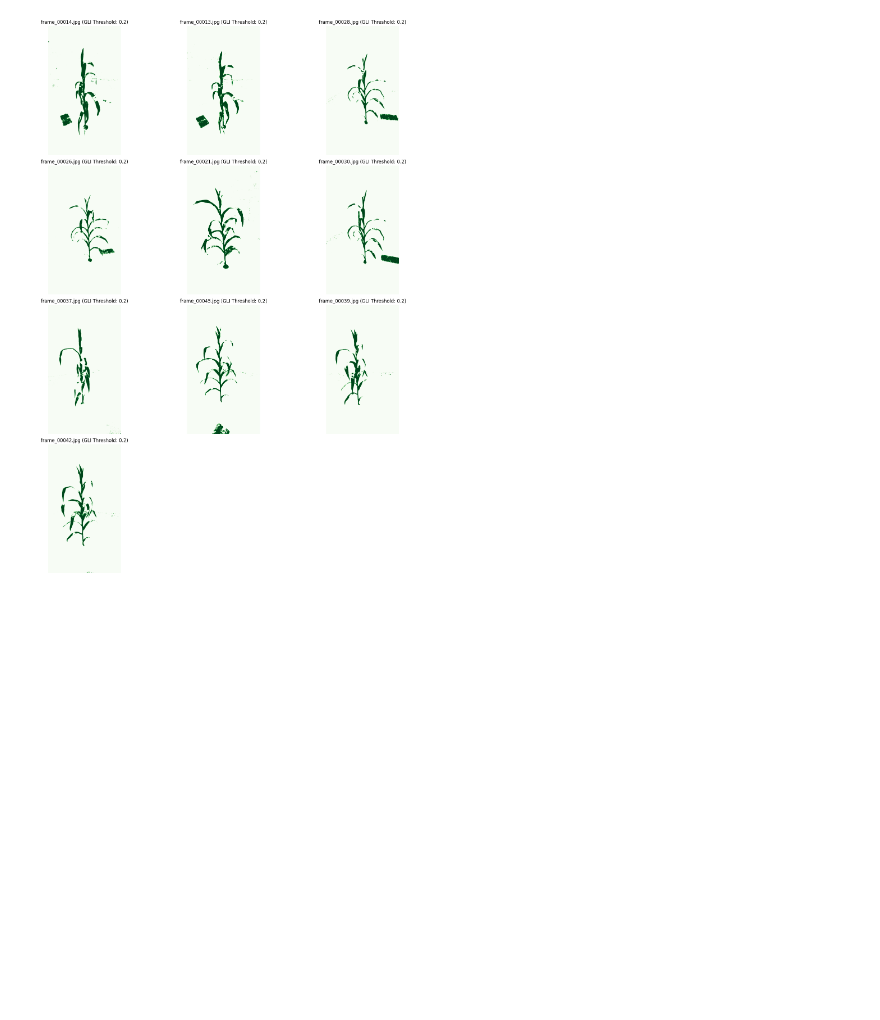
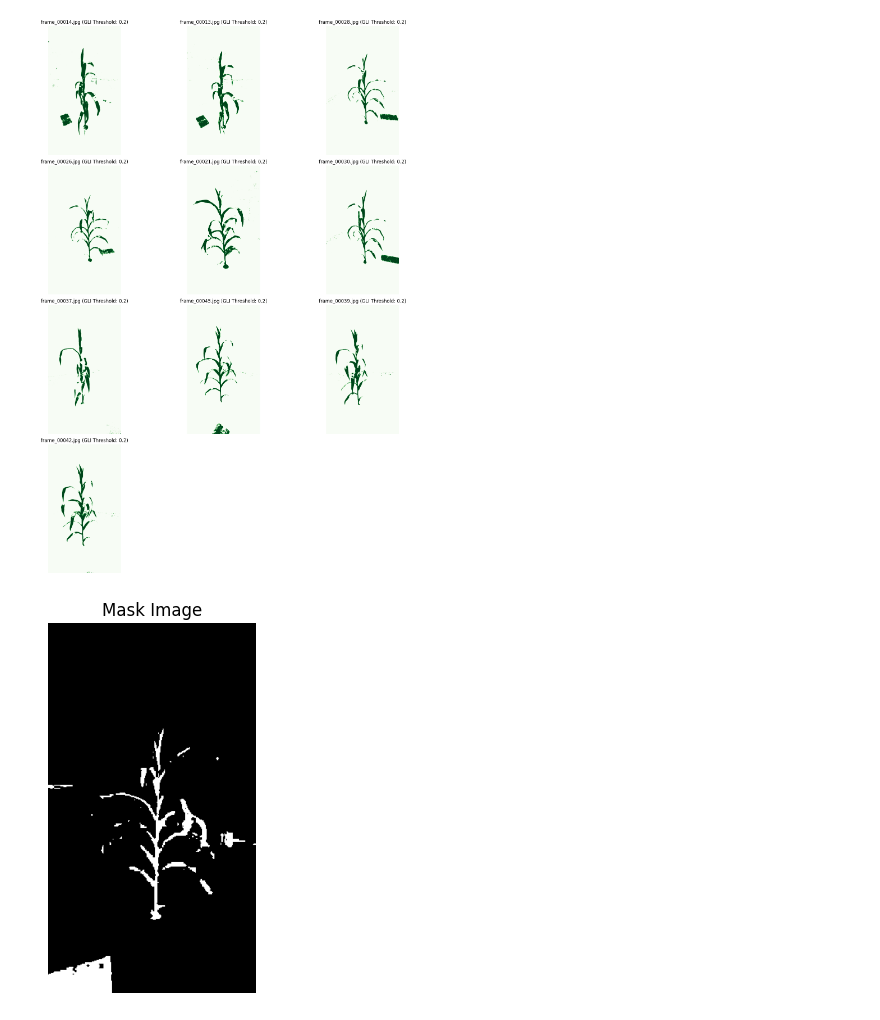
Before and after one commit to arbab-ml/NeRFs-in-the-Wild, a Jupyter notebook: helper-scripts/pixel-greeness.ipynb, the cells around one changed output. Drawn from its saved outputs; the diff is of its cells as text; code cells hidden in the pictures; blank space fills up the shorter version.

```diff
--- a/helper-scripts/pixel-greeness.ipynb
+++ b/helper-scripts/pixel-greeness.ipynb
@@ -56,0 +125,23 @@ process_images_from_folder(images_folder_path)
+# %%
+#Visualize
+import cv2
+import matplotlib.pyplot as plt
+
+def display_mask(file_path):
+    # Read the mask image
+    mask = cv2.imread(file_path, cv2.IMREAD_UNCHANGED)
+
+    # Scale the mask values from 0-1 to 0-255 for display
+    mask_display = mask * 255
+
+    # Display the image
+    plt.imshow(mask_display, cmap='gray')
+    plt.title('Mask Image')
+    plt.axis('off')
+    plt.show()
+
+# Example usage
+file_path = '/work/mech-ai-scratch/arbab/NeRFs-in-the-Wild/data/nerfstudio/CCL-scanned-data-single/CCL-scannned-data-single-img-50-qual-90-processed-pixel-sampler/masks_8/frame_00001.jpg'  # Replace with your mask image file path
+display_mask(file_path)
+# %% [output]
+[figure, added]
```
Also changed, not shown: parts of 2 cells of this notebook, 2 other files.
